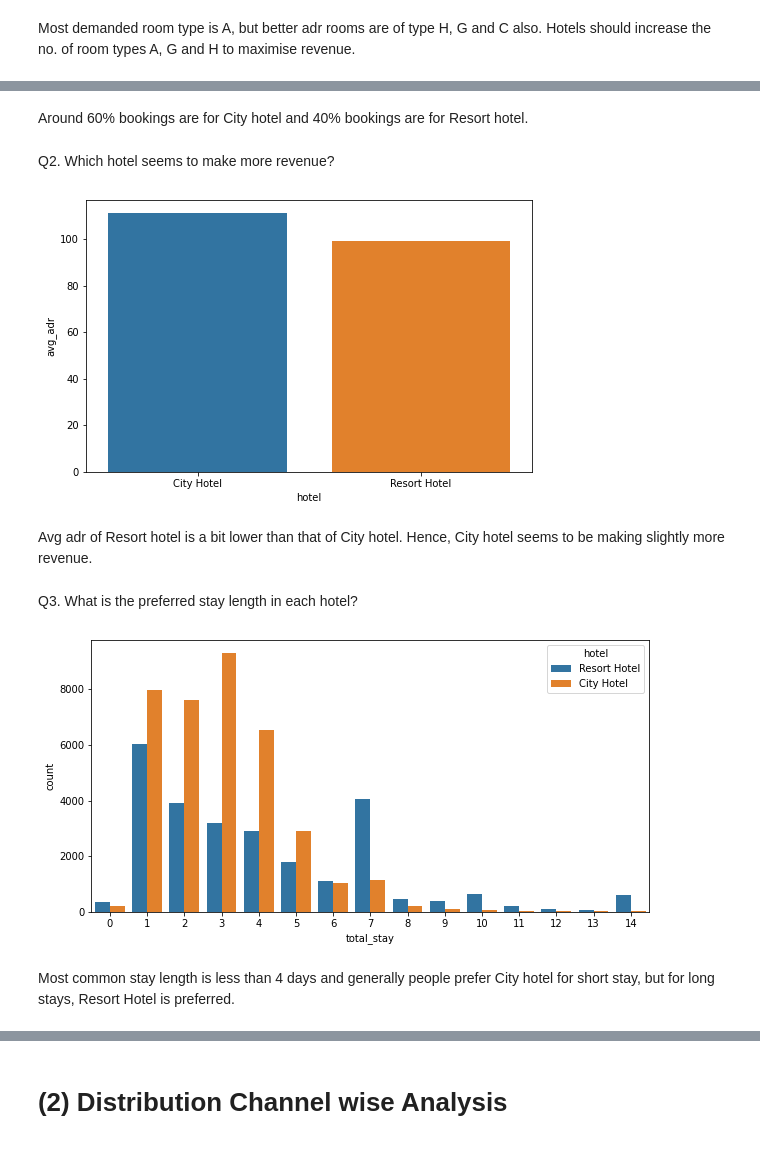
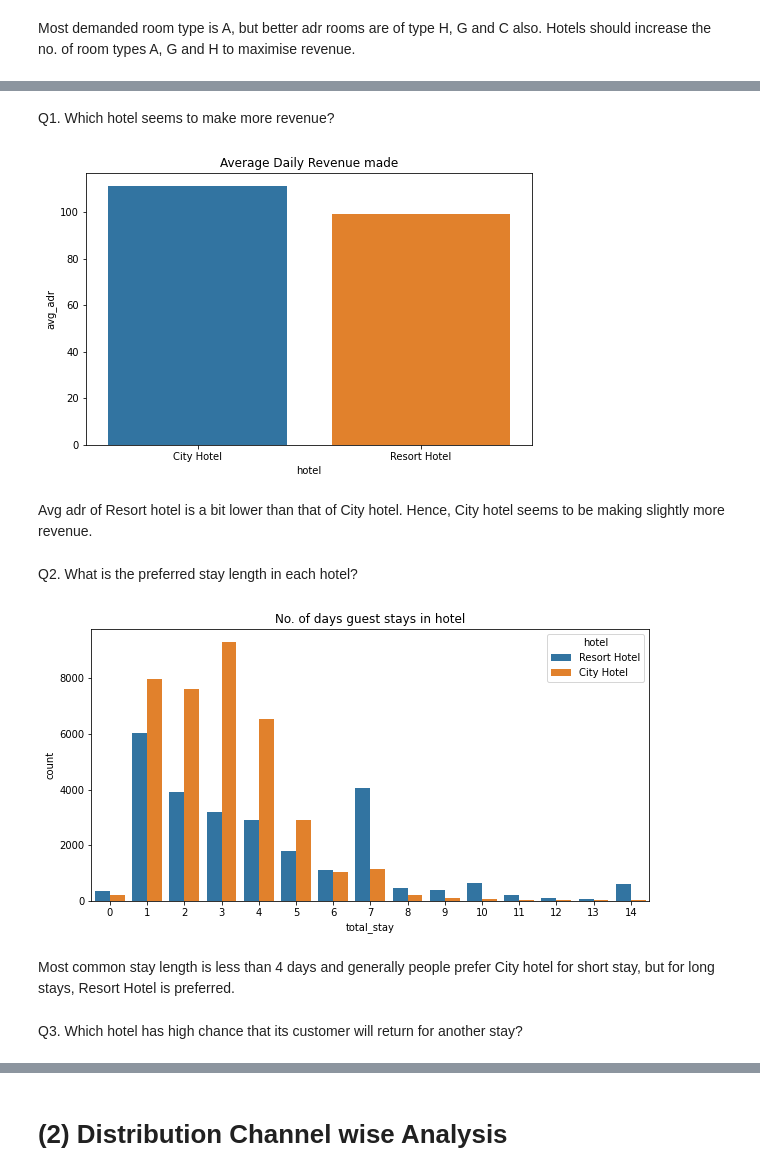
Before and after one commit to saahilahujaa/Hotel-Booking-Analysis, a Jupyter notebook: M1W4_Hotel_Booking_Analysis_Capstone_Project.ipynb, the cells around one changed output, grey strips where cells are left out. Cells and saved outputs as stored; diff of their text form; code cells hidden in the pictures.

```diff
--- a/M1W4_Hotel_Booking_Analysis_Capstone_Project.ipynb
+++ b/M1W4_Hotel_Booking_Analysis_Capstone_Project.ipynb
@@ -209,0 +236,5 @@ We are adding this column so that we can analyse the stay length at hotels.
+# %%
+plt.rcParams['figure.figsize'] = 8,8
+labels = df_1['hotel'].value_counts().index.tolist()
+sizes = df_1['hotel'].value_counts().tolist()
+plt.pie(sizes, explode=(0,0.1), colors = ['skyblue', 'yellow'], labels=labels, autopct='%1.1f%%', startangle=90, textprops={'fontsize':15})
@@ -303,25 +355,27 @@ plt.show()
-# %% [markdown]
-Around 60% bookings are for City hotel and 40% bookings are for Resort hotel.
 # %% [markdown]
-Q2. Which hotel seems to make more revenue?
+Q1. Which hotel seems to make more revenue?
 # %%
 d3 = grouped_by_hotel['adr'].agg(np.mean).reset_index().rename(columns = {'adr':'avg_adr'})   # calculating average adr
 plt.figure(figsize = (8,5))
+plt.title('Average Daily Revenue made')
 sns.barplot(x = d3['hotel'], y = d3['avg_adr'] )
 plt.show()
 # %% [output]
-[figure, old version]
+[figure, new version]
 # %% [markdown]
 Avg adr of Resort hotel is a bit lower than that of City hotel. Hence, City hotel seems to be making slightly more revenue.
 # %% [markdown]
-Q3. What is the preferred stay length in each hotel?
+Q2. What is the preferred stay length in each hotel?
 # %%
-not_canceled = df_1[df_1['is_canceled'] == 0]
+not_canceled = df_1[df_1['is_canceled'] == 'not_canceled']
 s1 = not_canceled[not_canceled['total_stay'] < 15]
 plt.figure(figsize = (10,5))
+plt.title('No. of days guest stays in hotel')
 sns.countplot(x = s1['total_stay'], hue = s1['hotel'])
 plt.show()
 # %% [output]
-[figure, old version]
+[figure, new version]
 # %% [markdown]
 Most common stay length is less than 4 days and generally people prefer City hotel for short stay, but for long stays, Resort Hotel is preferred.
+# %% [markdown]
+Q3. Which hotel has high chance that its customer will return for another stay?
```
Also changed, not shown: parts of 55 cells of this notebook.
